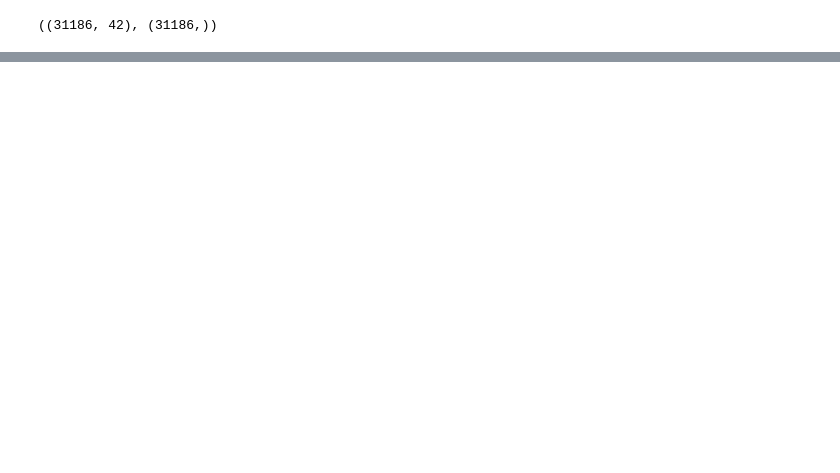
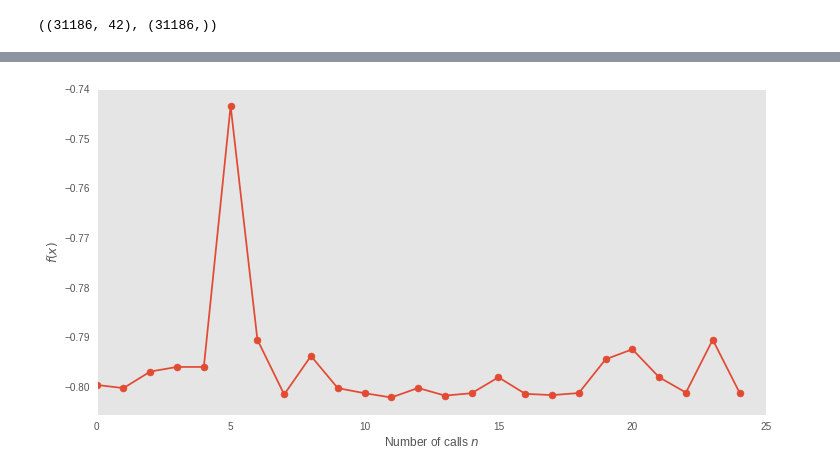
Before and after one commit to pligor/dme, a Jupyter notebook: george/cc_classifying.ipynb, the cells around one changed output, grey strips where cells are left out. Drawn from its saved outputs; the diff is of its cells as text; code cells hidden in the pictures; blank space fills up the shorter version.

Commit message:
ran some classifiers, we get 81% and good enough results for the log-loss

```diff
--- a/george/cc_classifying.ipynb
+++ b/george/cc_classifying.ipynb
@@ -53,6 +76,8 @@ random_state = 0 # Ensure reproducible results
 data_relative_path = '../Data'
 # %%
 target_col = 'IS_DELAYED'
+# %%
+n_jobs = 4
 # %% [markdown]
 # Flying to New York City - Classifying
 # %%
@@ -114,0 +225,37 @@ NameError: name 'is_number' is not defined
+# %%
+def gpOptimization(n_jobs=n_jobs, n_folds=10):  # using all the features is too slow with any kind of neighbor
+
+    def objective(params): # Here we define the metric we want to minimise
+        (n_neighbors, ) = params
+        print "current neighbors: {}".format(n_neighbors)
+        start = time()
+
+        clf = KNeighborsClassifier(n_neighbors=n_neighbors, n_jobs=n_jobs)
+
+        cv = MyCrossValidation(n_folds=n_folds, random_state=random_state)
+
+        scores = cv.onEachKFold(XX, yy, getScore_onKFold_callback(clf))
+        score = scores['accuracy_score']
+        print "current accuracy score: {}".format(score)
+        print "time elapsed: {}".format(time() - start)
+        print
+
+        # We want to maximise accuracy score, i.e. minimise minus average accuracy
+        return -score
+
+    neighborsSpace = Integer(1, 100)
+    space  = [neighborsSpace]
+
+    return gp_minimize(
+        func=objective, # function that we wish to minimise
+        dimensions=space, #the search space for the hyper-parameters
+        #x0=x0, #inital values for the hyper-parameters
+        n_calls=25, #number of times the function will be evaluated
+        random_state=random_state, #random seed
+        n_random_starts=5,  #before we start modelling the optimised function with a GP Regression
+                            #model, we want to try a few random choices for the hyper-parameters.
+        kappa=1.9, #trade-off between exploration vs. exploitation.
+        n_jobs=n_jobs
+    )
+# %%
+res_gp = gpOptimization()
@@ -114,0 +280,5 @@ NameError: name 'is_number' is not defined
+# %%
+plotGPoptFunction(res_gp)
+plt.show()
+# %% [output]
+[figure, added]
```
Also changed, not shown: parts of 45 cells of this notebook, 5 other files.
